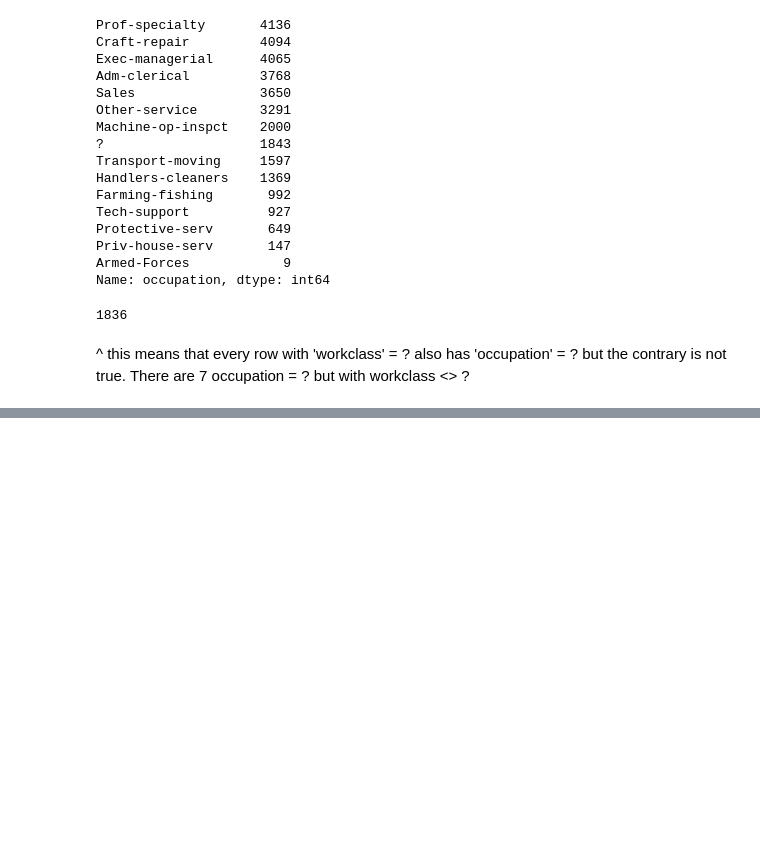
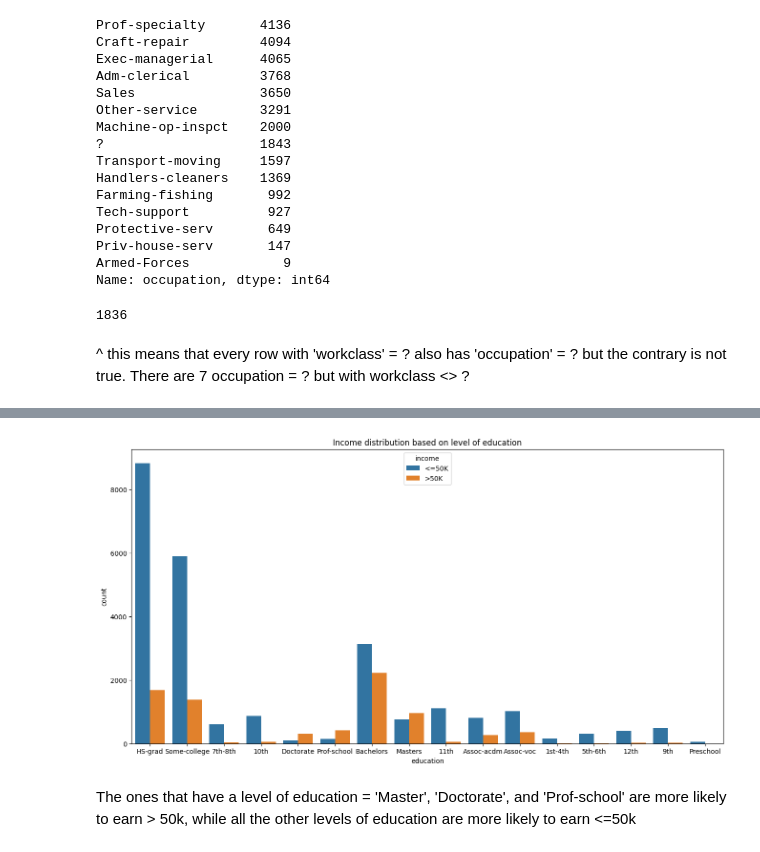
Before and after one commit to emonteiro27/data-adult-income, a Jupyter notebook: adult-income.ipynb, the cells around one changed output, grey strips where cells are left out. Cells and saved outputs as stored; diff of their text form; code cells hidden in the pictures; blank space fills up the shorter version.

Commit message:
Plotted more graphs to check how the level of education effects on the income

```diff
--- a/adult-income.ipynb
+++ b/adult-income.ipynb
@@ -161,0 +209,9 @@ df.income
+# %%
+plt.figure(figsize=(16,8))
+sns.countplot(data=df, x='education', hue='income')
+plt.title('Income distribution based on level of education')
+plt.show()
+# %% [output]
+[figure, added]
+# %% [markdown]
+The ones that have a level of education = 'Master', 'Doctorate', and 'Prof-school' are more likely to earn > 50k, while all the other levels of education are more likely to earn <=50k
```
Also changed, not shown: parts of 14 cells of this notebook.
